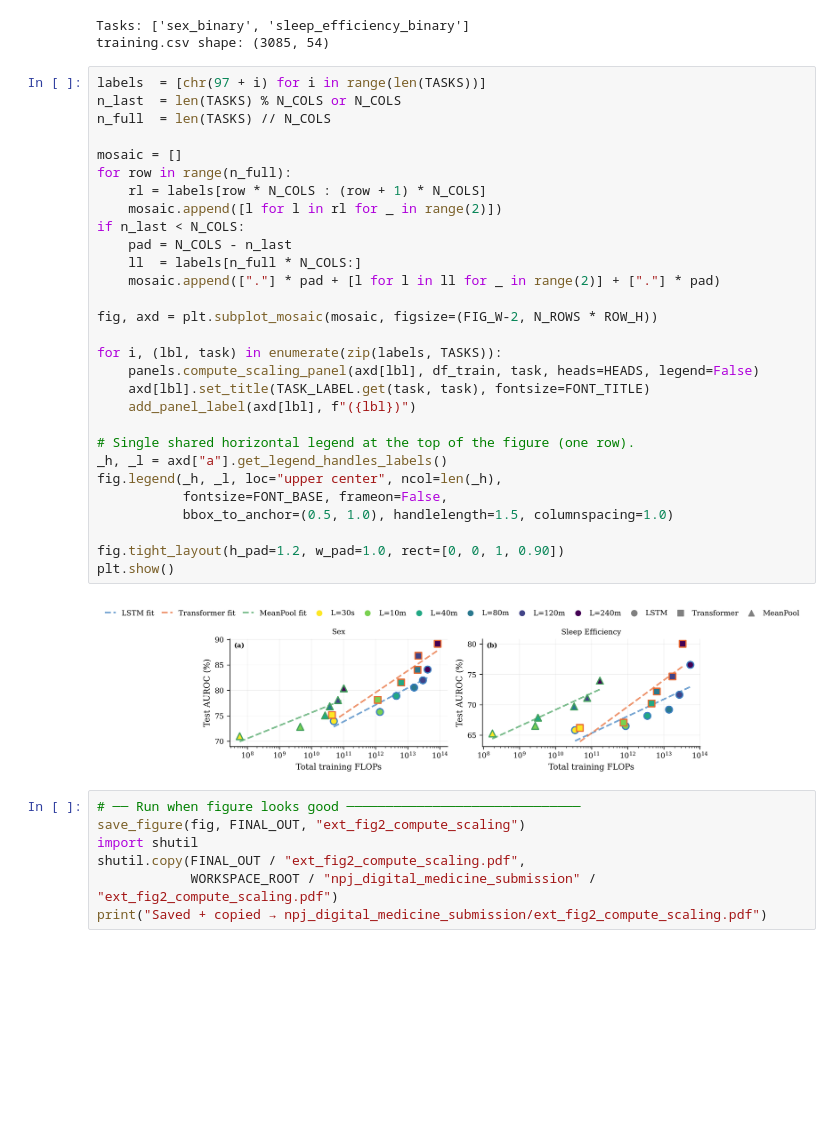
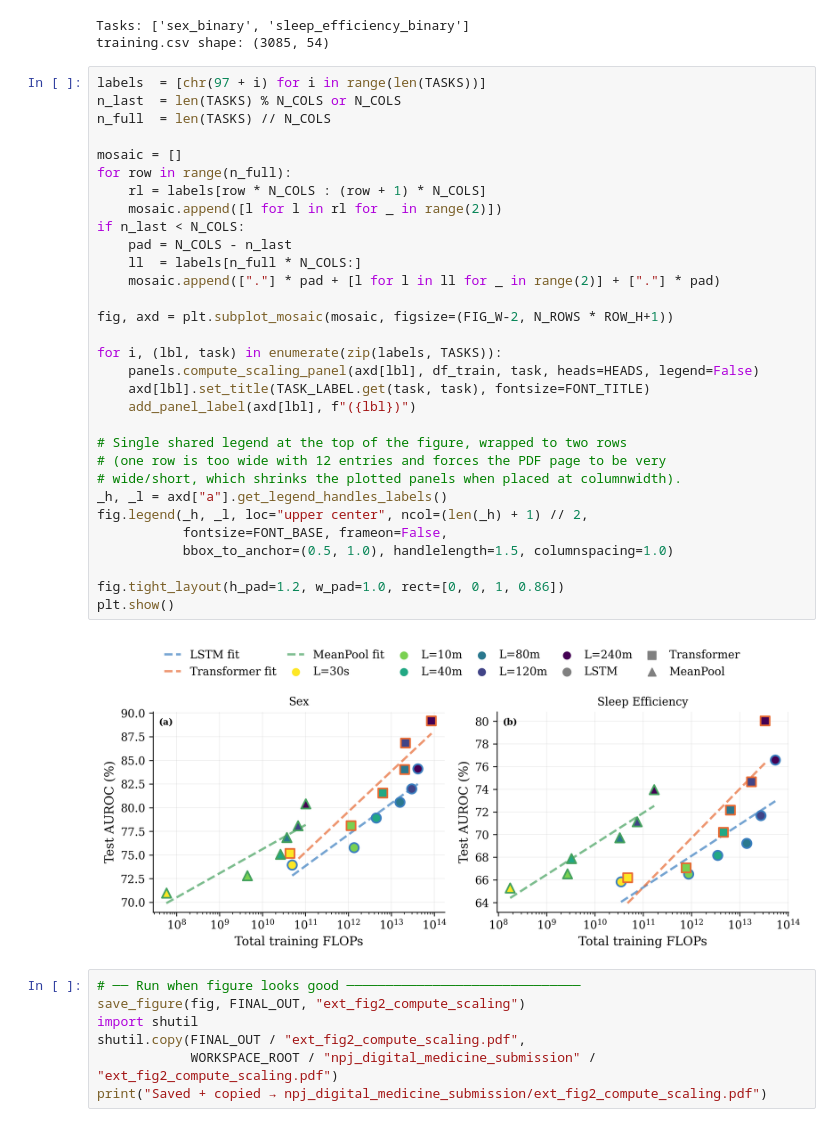
Before and after one commit to boshrakh95/NSRR-tools, a Jupyter notebook: results/paper_figures/notebooks_npj/ext_fig2_compute_scaling.ipynb, the cells around one changed output. Saved outputs shown, nothing was run; the diff lists cells and outputs as text; blank space fills up the shorter version.

Commit message:
Improved legends and fonts of some figures

```diff
--- a/results/paper_figures/notebooks_npj/ext_fig2_compute_scaling.ipynb
+++ b/results/paper_figures/notebooks_npj/ext_fig2_compute_scaling.ipynb
@@ -82,34 +82,36 @@ training.csv shape: (3085, 54)
 # %%
 labels  = [chr(97 + i) for i in range(len(TASKS))]
 n_last  = len(TASKS) % N_COLS or N_COLS
 n_full  = len(TASKS) // N_COLS
 
 mosaic = []
 for row in range(n_full):
     rl = labels[row * N_COLS : (row + 1) * N_COLS]
     mosaic.append([l for l in rl for _ in range(2)])
 if n_last < N_COLS:
     pad = N_COLS - n_last
     ll  = labels[n_full * N_COLS:]
     mosaic.append(["."] * pad + [l for l in ll for _ in range(2)] + ["."] * pad)
 
-fig, axd = plt.subplot_mosaic(mosaic, figsize=(FIG_W-2, N_ROWS * ROW_H))
+fig, axd = plt.subplot_mosaic(mosaic, figsize=(FIG_W-2, N_ROWS * ROW_H+1))
 
 for i, (lbl, task) in enumerate(zip(labels, TASKS)):
     panels.compute_scaling_panel(axd[lbl], df_train, task, heads=HEADS, legend=False)
     axd[lbl].set_title(TASK_LABEL.get(task, task), fontsize=FONT_TITLE)
     add_panel_label(axd[lbl], f"({lbl})")
 
-# Single shared horizontal legend at the top of the figure (one row).
+# Single shared legend at the top of the figure, wrapped to two rows
+# (one row is too wide with 12 entries and forces the PDF page to be very
+# wide/short, which shrinks the plotted panels when placed at columnwidth).
 _h, _l = axd["a"].get_legend_handles_labels()
-fig.legend(_h, _l, loc="upper center", ncol=len(_h),
+fig.legend(_h, _l, loc="upper center", ncol=(len(_h) + 1) // 2,
            fontsize=FONT_BASE, frameon=False,
            bbox_to_anchor=(0.5, 1.0), handlelength=1.5, columnspacing=1.0)
 
-fig.tight_layout(h_pad=1.2, w_pad=1.0, rect=[0, 0, 1, 0.90])
+fig.tight_layout(h_pad=1.2, w_pad=1.0, rect=[0, 0, 1, 0.86])
 plt.show()
 # %% [output]
-[figure, old version]
+[figure, new version]
 # %%
 # ── Run when figure looks good ──────────────────────────────
 save_figure(fig, FINAL_OUT, "ext_fig2_compute_scaling")
```
Also changed, not shown: 12 other files.
